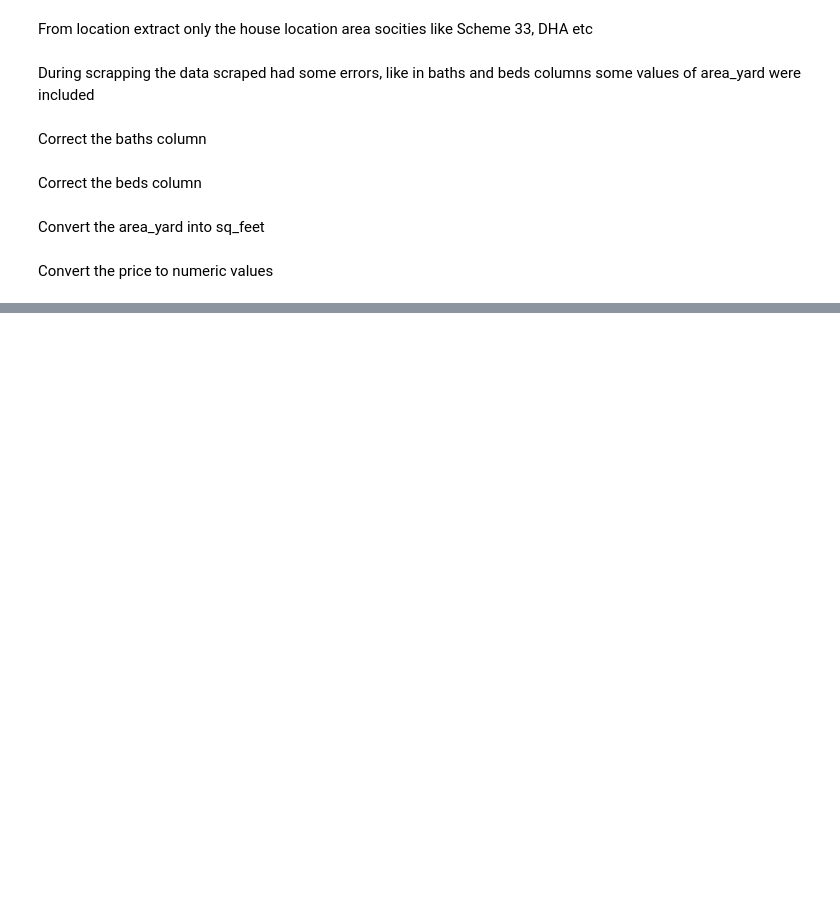
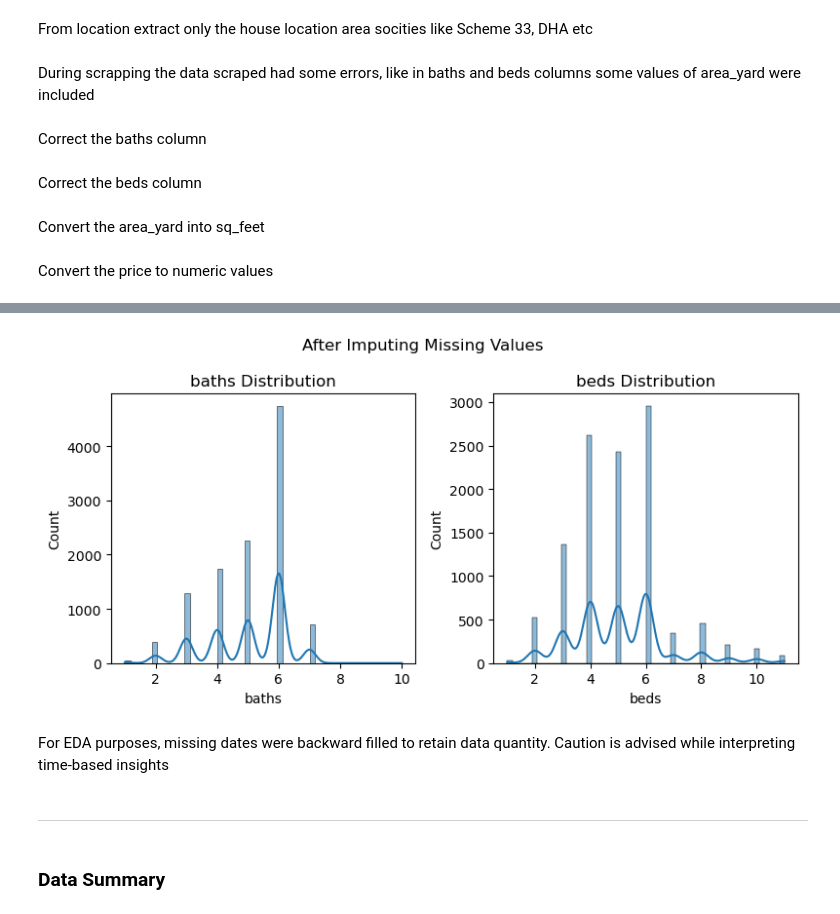
Before and after one commit to danisharain12/Price-Prediction-of-Karachi-Houses, a Jupyter notebook: Houses_Price_Prediction_of_Karachi.ipynb, the cells around one changed output, grey strips where cells are left out. Drawn from its saved outputs; the diff is of its cells as text; code cells hidden in the pictures; blank space fills up the shorter version.

```diff
--- a/Houses_Price_Prediction_of_Karachi.ipynb
+++ b/Houses_Price_Prediction_of_Karachi.ipynb
@@ -122,0 +179,2 @@ df['numeric_price'] = df['price'].apply(convert_price)
+# %%
+df['baths'].fillna(df['baths'].mode()[0], inplace=True)
@@ -122,0 +183,17 @@ df['numeric_price'] = df['price'].apply(convert_price)
+# %%
+fill_values = [4, 5, 6]
+missing_beds = df[df['beds'].isna()].index
+df.loc[missing_beds, 'beds'] = np.random.choice(fill_values, size=len(missing_beds), replace=True)
+# %%
+plt.figure(figsize=(8,4))
+for i, col in enumerate(num_missing):
+    plt.subplot(1,2,i+1)
+    sns.histplot(data=df, x=col, kde=True)
+    plt.title(f'{col} Distribution')
+    plt.suptitle('After Imputing Missing Values')
+plt.tight_layout()
+plt.show()
+# %% [output]
+[figure, added]
+# %% [markdown]
+For EDA purposes, missing dates were backward filled to retain data quantity. Caution is advised while interpreting time-based insights
@@ -122,0 +202,4 @@ df['numeric_price'] = df['price'].apply(convert_price)
+# %% [markdown]
+--------
+# %% [markdown]
+### Data Summary
```
Also changed, not shown: parts of 35 cells of this notebook.
